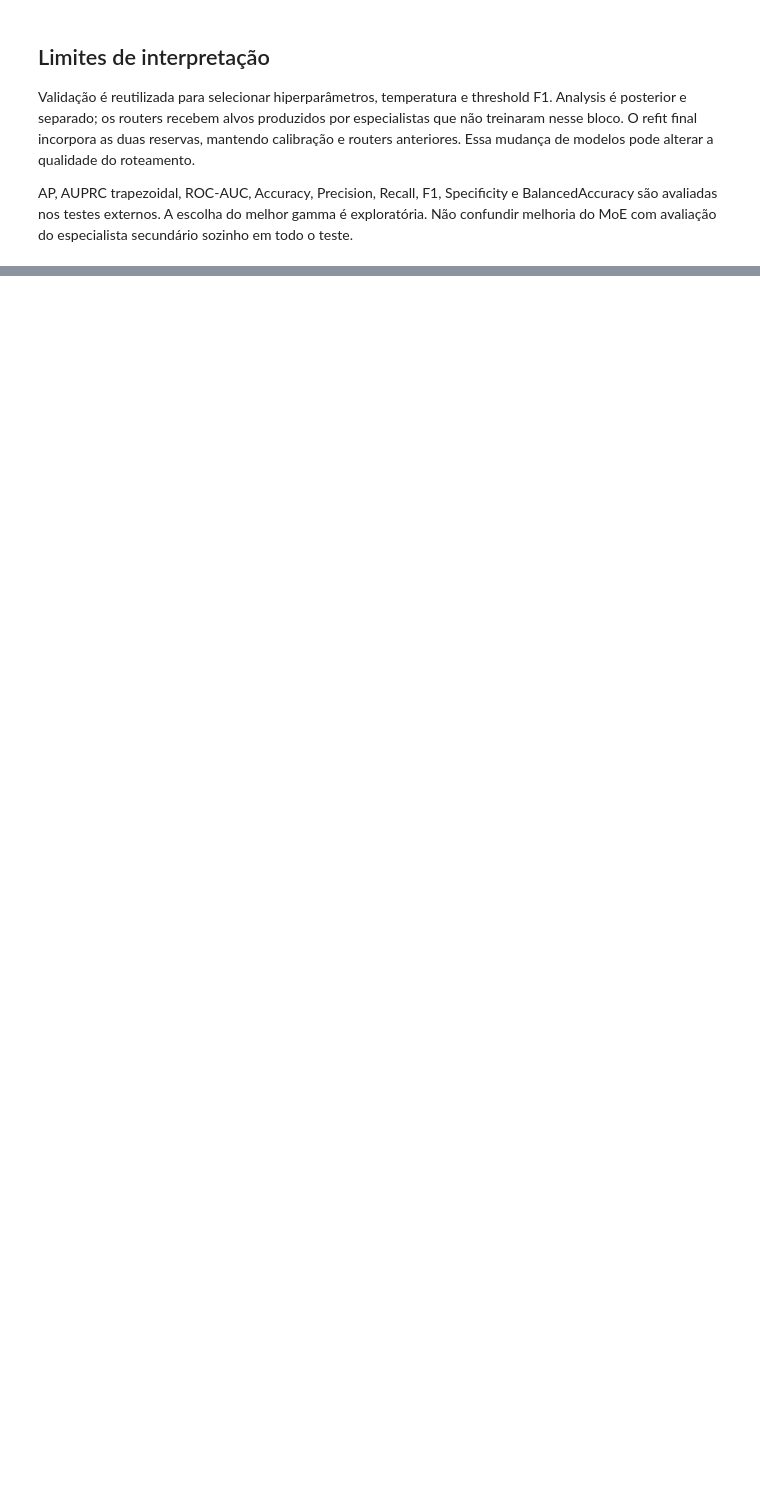
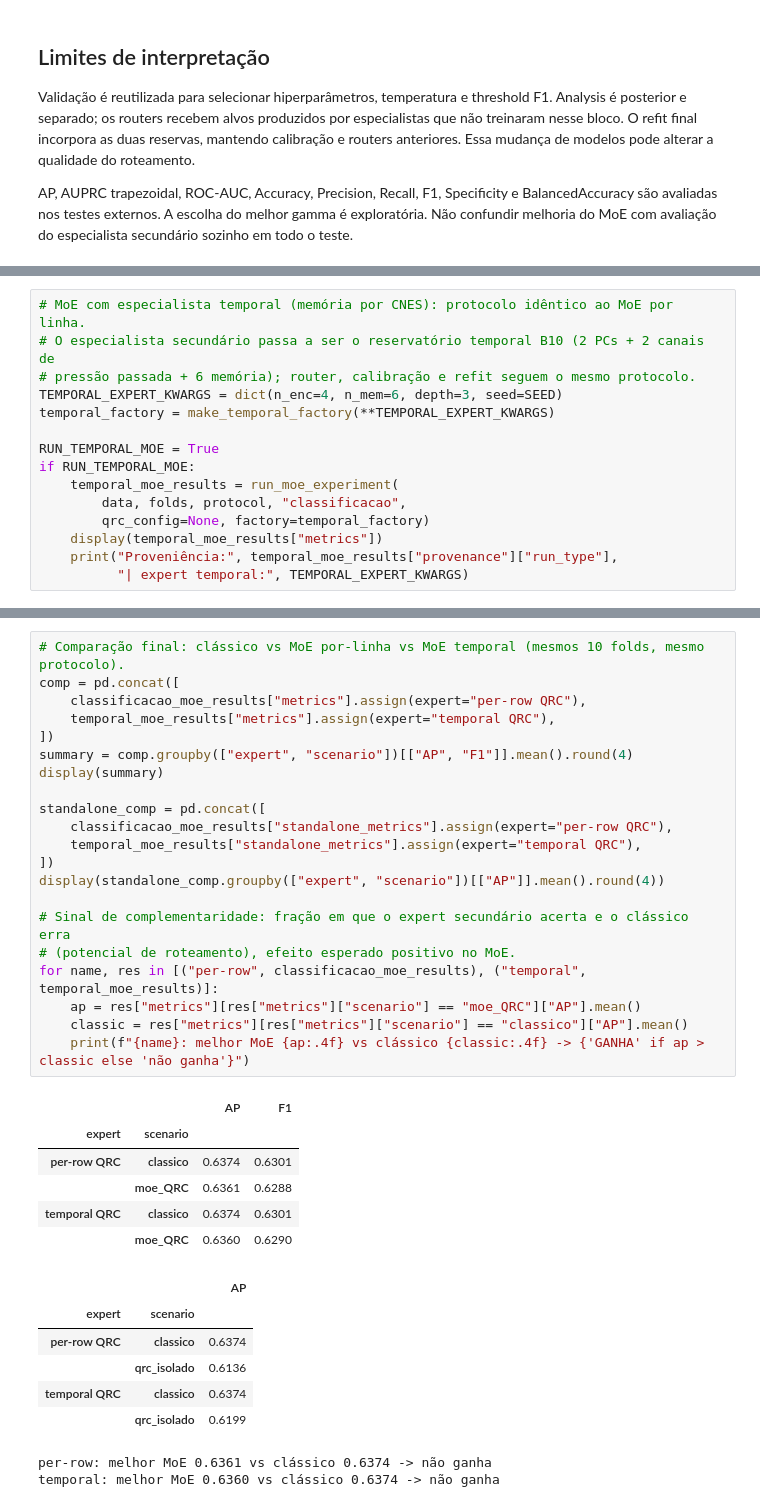
Before and after one commit to EduBalbino/pqmflib-api, a Jupyter notebook: experiments/sia/QIMED_MoE_Demanda_Pressao_qreservoir_QRC.ipynb, the cells around one changed output, grey strips where cells are left out. Cells and saved outputs as stored; diff of their text form; blank space fills up the shorter version.

Commit message:
Integrate temporal QRC expert into full MoE protocol

```diff
--- a/experiments/sia/QIMED_MoE_Demanda_Pressao_qreservoir_QRC.ipynb
+++ b/experiments/sia/QIMED_MoE_Demanda_Pressao_qreservoir_QRC.ipynb
@@ -2345,0 +2384,15 @@ Temporal QRC: AP teste médio 0.5863 (clássico isolado: ver metricas_experts_in
+# %%
+# MoE com especialista temporal (memória por CNES): protocolo idêntico ao MoE por linha.
+# O especialista secundário passa a ser o reservatório temporal B10 (2 PCs + 2 canais de
+# pressão passada + 6 memória); router, calibração e refit seguem o mesmo protocolo.
+TEMPORAL_EXPERT_KWARGS = dict(n_enc=4, n_mem=6, depth=3, seed=SEED)
+temporal_factory = make_temporal_factory(**TEMPORAL_EXPERT_KWARGS)
+
+RUN_TEMPORAL_MOE = True
+if RUN_TEMPORAL_MOE:
+    temporal_moe_results = run_moe_experiment(
+        data, folds, protocol, "classificacao",
+        qrc_config=None, factory=temporal_factory)
+    display(temporal_moe_results["metrics"])
+    print("Proveniência:", temporal_moe_results["provenance"]["run_type"],
+          "| expert temporal:", TEMPORAL_EXPERT_KWARGS)
@@ -2345,0 +2417,36 @@ Temporal QRC: AP teste médio 0.5863 (clássico isolado: ver metricas_experts_in
+# %%
+# Comparação final: clássico vs MoE por-linha vs MoE temporal (mesmos 10 folds, mesmo protocolo).
+comp = pd.concat([
+    classificacao_moe_results["metrics"].assign(expert="per-row QRC"),
+    temporal_moe_results["metrics"].assign(expert="temporal QRC"),
+])
+summary = comp.groupby(["expert", "scenario"])[["AP", "F1"]].mean().round(4)
+display(summary)
+
+standalone_comp = pd.concat([
+    classificacao_moe_results["standalone_metrics"].assign(expert="per-row QRC"),
+    temporal_moe_results["standalone_metrics"].assign(expert="temporal QRC"),
+])
+display(standalone_comp.groupby(["expert", "scenario"])[["AP"]].mean().round(4))
+
+# Sinal de complementaridade: fração em que o expert secundário acerta e o clássico erra
+# (potencial de roteamento), efeito esperado positivo no MoE.
+for name, res in [("per-row", classificacao_moe_results), ("temporal", temporal_moe_results)]:
+    ap = res["metrics"][res["metrics"]["scenario"] == "moe_QRC"]["AP"].mean()
+    classic = res["metrics"][res["metrics"]["scenario"] == "classico"]["AP"].mean()
+    print(f"{name}: melhor MoE {ap:.4f} vs clássico {classic:.4f} -> {'GANHA' if ap > classic else 'não ganha'}")
+# %% [output]
+|  |  | AP | F1 |
+| expert | scenario |  |  |
+| per-row QRC | classico | 0.6374 | 0.6301 |
+|  | moe_QRC | 0.6361 | 0.6288 |
+| temporal QRC | classico | 0.6374 | 0.6301 |
+|  | moe_QRC | 0.6360 | 0.6290 |
+|  |  | AP |
+| expert | scenario |  |
+| per-row QRC | classico | 0.6374 |
+|  | qrc_isolado | 0.6136 |
+| temporal QRC | classico | 0.6374 |
+|  | qrc_isolado | 0.6199 |
+per-row: melhor MoE 0.6361 vs clássico 0.6374 -> não ganha
+temporal: melhor MoE 0.6360 vs clássico 0.6374 -> não ganha
```
Also changed, not shown: parts of 11 cells of this notebook.
